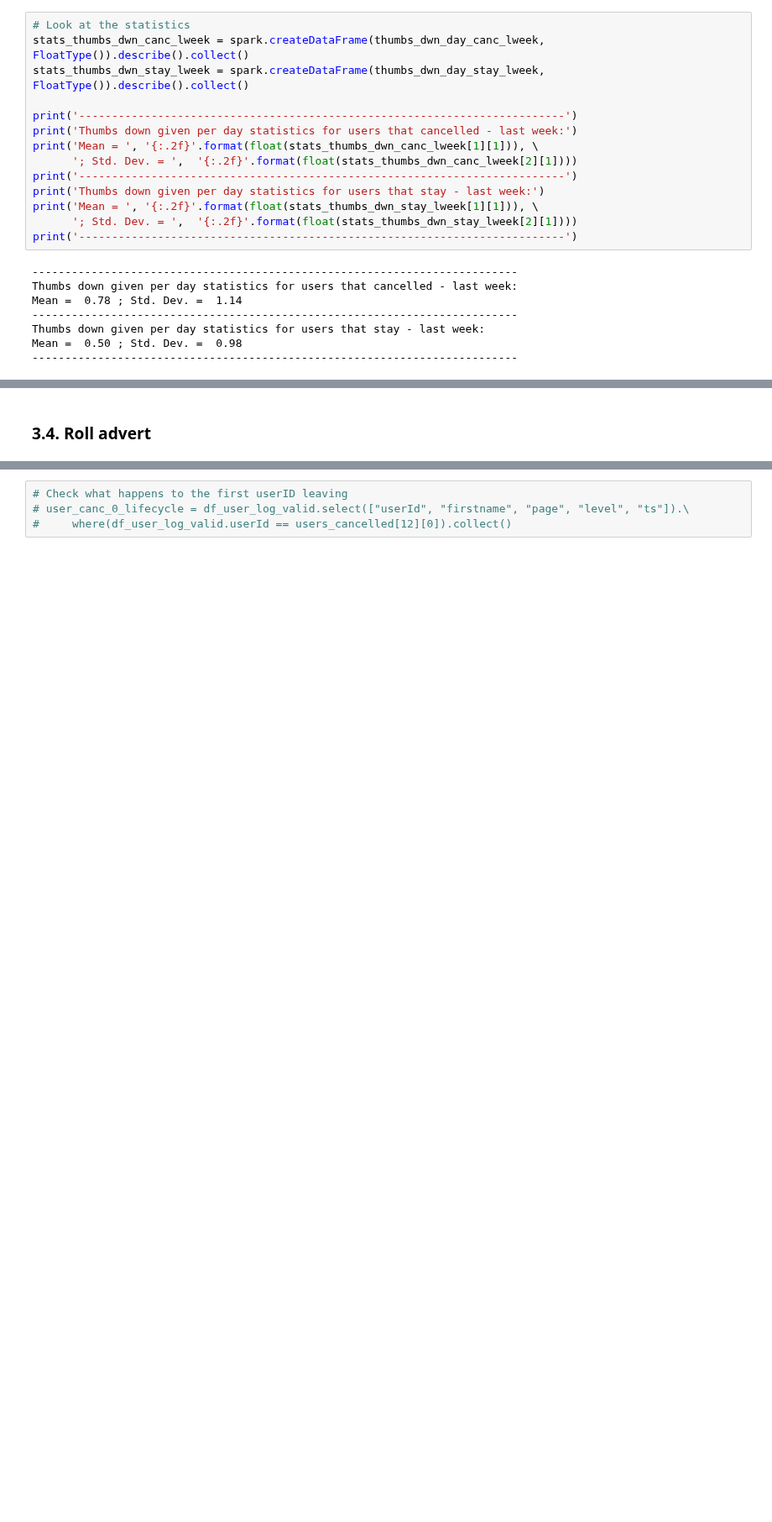
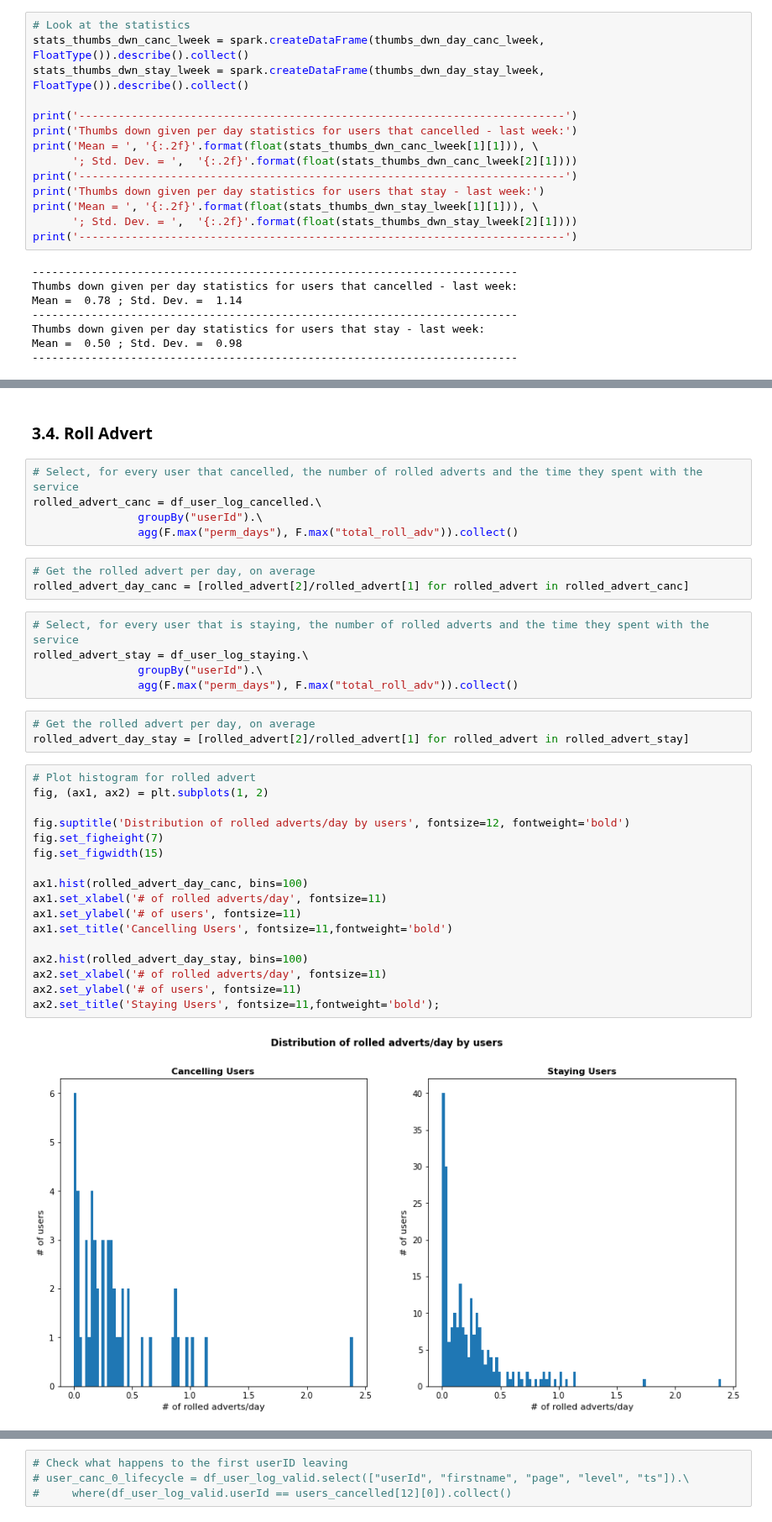
Before and after one commit to russom/DSND-Capstone, a Jupyter notebook: notebooks/Sparkify-project-local.ipynb, the cells around one changed output, grey strips where cells are left out. Shown at 84% size. Drawn from its saved outputs; the diff is of its cells as text; blank space fills up the shorter version.

```diff
--- a/notebooks/Sparkify-project-local.ipynb
+++ b/notebooks/Sparkify-project-local.ipynb
@@ -755,2 +854,37 @@ Mean =  0.50 ; Std. Dev. =  0.98
 # %% [markdown]
-### <a class="anchor" id="Load and Clean Dataset">3.4. Roll advert</a>
+### <a class="anchor" id="Roll-Advert">3.4. Roll Advert</a>
+# %%
+# Select, for every user that cancelled, the number of rolled adverts and the time they spent with the service
+rolled_advert_canc = df_user_log_cancelled.\
+                groupBy("userId").\
+                agg(F.max("perm_days"), F.max("total_roll_adv")).collect()
+# %%
+# Get the rolled advert per day, on average
+rolled_advert_day_canc = [rolled_advert[2]/rolled_advert[1] for rolled_advert in rolled_advert_canc]
+# %%
+# Select, for every user that is staying, the number of rolled adverts and the time they spent with the service
+rolled_advert_stay = df_user_log_staying.\
+                groupBy("userId").\
+                agg(F.max("perm_days"), F.max("total_roll_adv")).collect()
+# %%
+# Get the rolled advert per day, on average
+rolled_advert_day_stay = [rolled_advert[2]/rolled_advert[1] for rolled_advert in rolled_advert_stay]
+# %%
+# Plot histogram for rolled advert
+fig, (ax1, ax2) = plt.subplots(1, 2)
+
+fig.suptitle('Distribution of rolled adverts/day by users', fontsize=12, fontweight='bold')
+fig.set_figheight(7)
+fig.set_figwidth(15)
+
+ax1.hist(rolled_advert_day_canc, bins=100)
+ax1.set_xlabel('# of rolled adverts/day', fontsize=11)
+ax1.set_ylabel('# of users', fontsize=11)
+ax1.set_title('Cancelling Users', fontsize=11,fontweight='bold')
+
+ax2.hist(rolled_advert_day_stay, bins=100)
+ax2.set_xlabel('# of rolled adverts/day', fontsize=11)
+ax2.set_ylabel('# of users', fontsize=11)
+ax2.set_title('Staying Users', fontsize=11,fontweight='bold');
+# %% [output]
+[figure, added]
```
Also changed, not shown: parts of 29 cells of this notebook.
